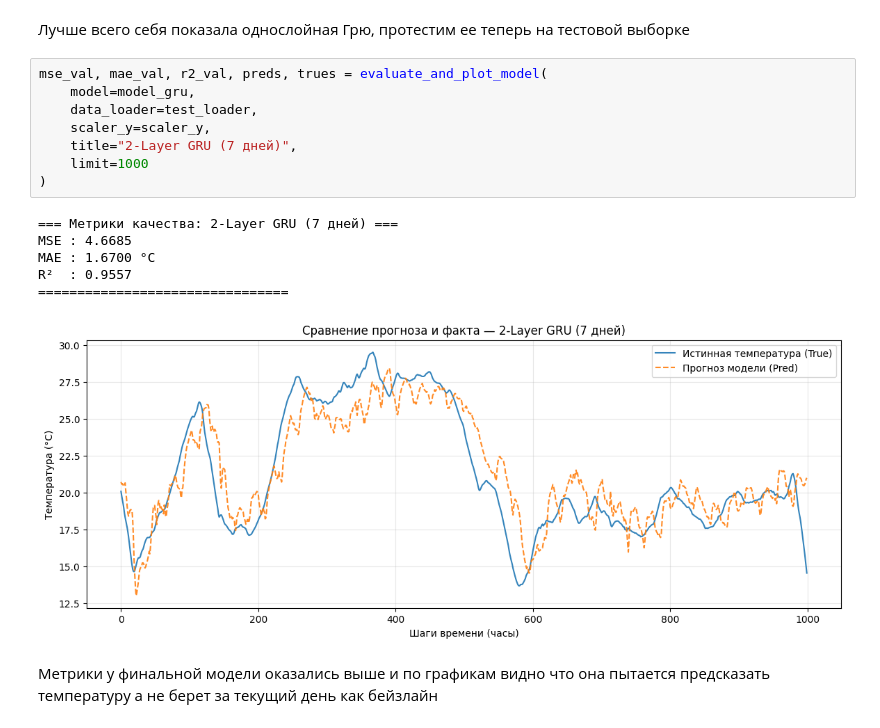
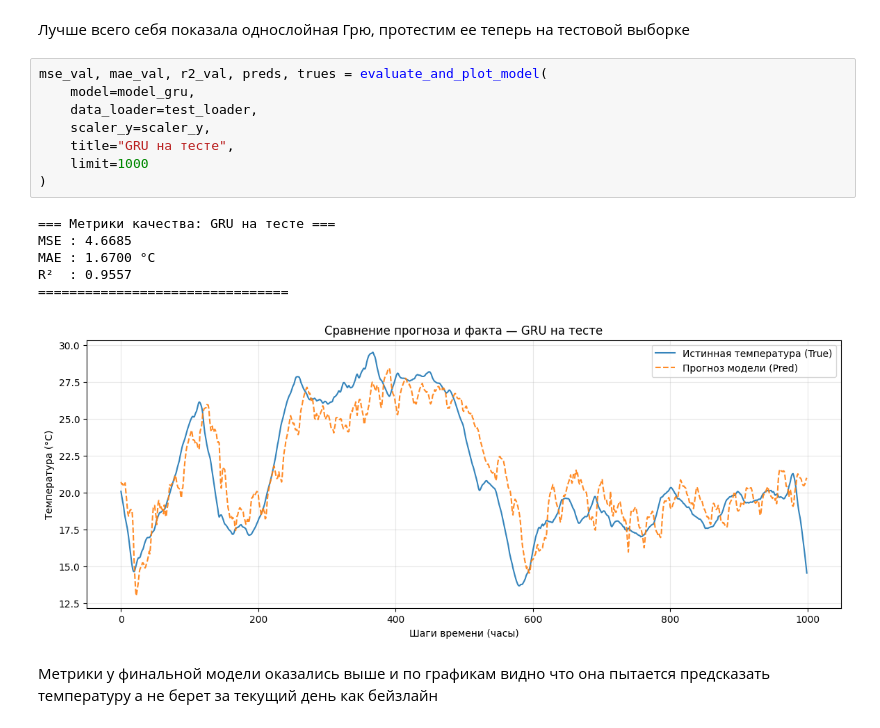
Before and after one commit to sergeydorof/neural_networks_labs, a Jupyter notebook: lab2/nn_lab2_a.ipynb, the cells around one changed output. Cells and saved outputs as stored; diff of their text form.

```diff
--- a/lab2/nn_lab2_a.ipynb
+++ b/lab2/nn_lab2_a.ipynb
@@ -855,17 +855,17 @@ R²  : 0.9673
 # %%
 mse_val, mae_val, r2_val, preds, trues = evaluate_and_plot_model(
     model=model_gru,
     data_loader=test_loader,
     scaler_y=scaler_y,
-    title="2-Layer GRU (7 дней)",
+    title="GRU на тесте",
     limit=1000
 )
 # %% [output]
-=== Метрики качества: 2-Layer GRU (7 дней) ===
+=== Метрики качества: GRU на тесте ===
 MSE : 4.6685
 MAE : 1.6700 °C
 R²  : 0.9557
 ================================
-[figure, old version]
+[figure, new version]
 # %% [markdown]
 Метрики у финальной модели оказались выше и по графикам видно что она пытается предсказать температуру а не берет за текущий день как бейзлайн
```
